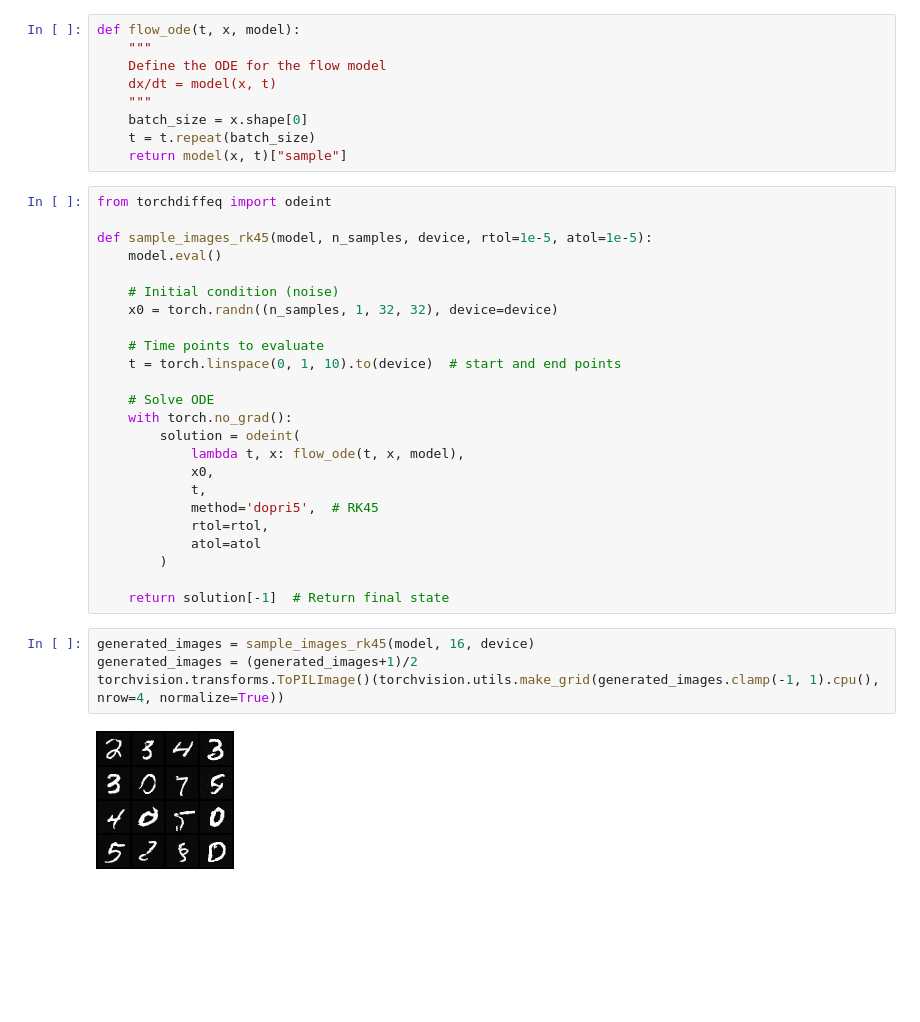
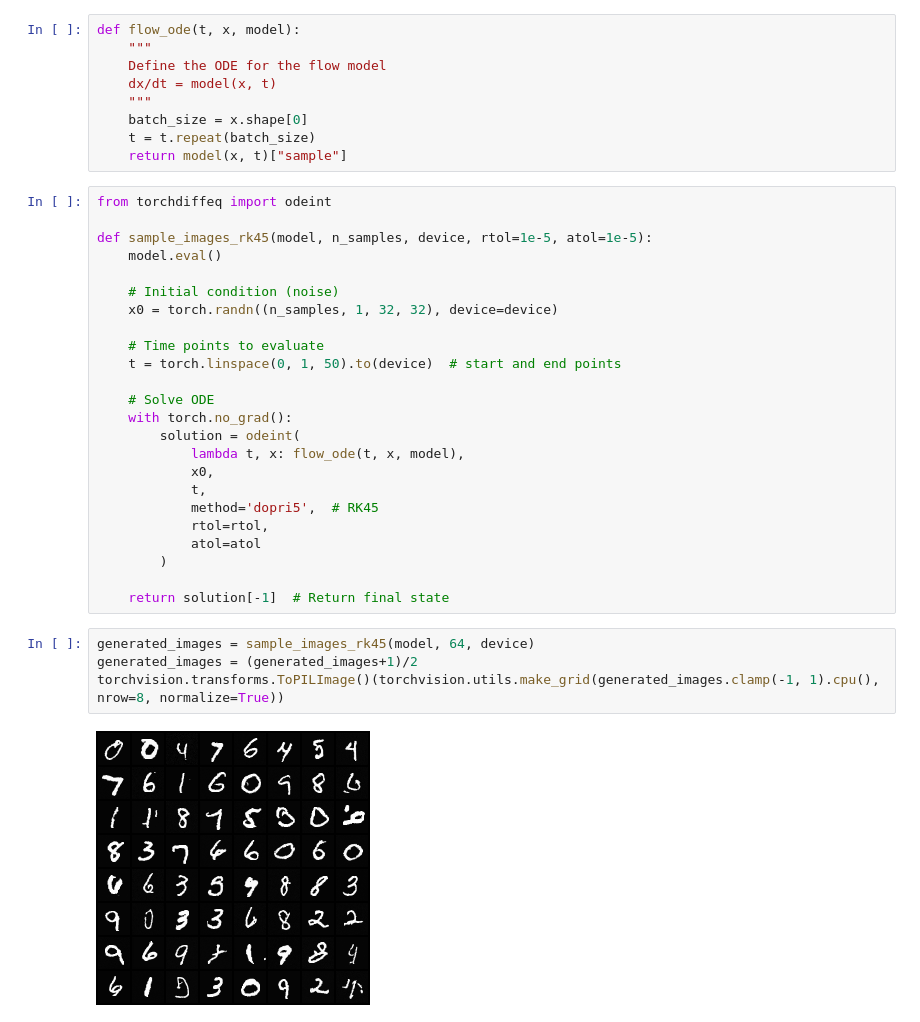
Before and after one commit to prakashjayy/genai, a Jupyter notebook: flow/01_flow.ipynb, the cells around one changed output. Saved outputs shown, nothing was run; the diff lists cells and outputs as text; blank space fills up the shorter version.

```diff
--- a/flow/01_flow.ipynb
+++ b/flow/01_flow.ipynb
@@ -426,7 +440,7 @@ def sample_images_rk45(model, n_samples, device, rtol=1e-5, atol=1e-5):
     x0 = torch.randn((n_samples, 1, 32, 32), device=device)
 
     # Time points to evaluate
-    t = torch.linspace(0, 1, 10).to(device)  # start and end points
+    t = torch.linspace(0, 1, 50).to(device)  # start and end points
 
     # Solve ODE
     with torch.no_grad():
@@ -441,8 +455,8 @@ def sample_images_rk45(model, n_samples, device, rtol=1e-5, atol=1e-5):
 
     return solution[-1]  # Return final state
 # %%
-generated_images = sample_images_rk45(model, 16, device)
+generated_images = sample_images_rk45(model, 64, device)
 generated_images = (generated_images+1)/2
-torchvision.transforms.ToPILImage()(torchvision.utils.make_grid(generated_images.clamp(-1, 1).cpu(), nrow=4, normalize=True))
+torchvision.transforms.ToPILImage()(torchvision.utils.make_grid(generated_images.clamp(-1, 1).cpu(), nrow=8, normalize=True))
 # %% [output]
-[figure, old version]
+[figure, new version]
```
Also changed, not shown: parts of 20 cells of this notebook.
